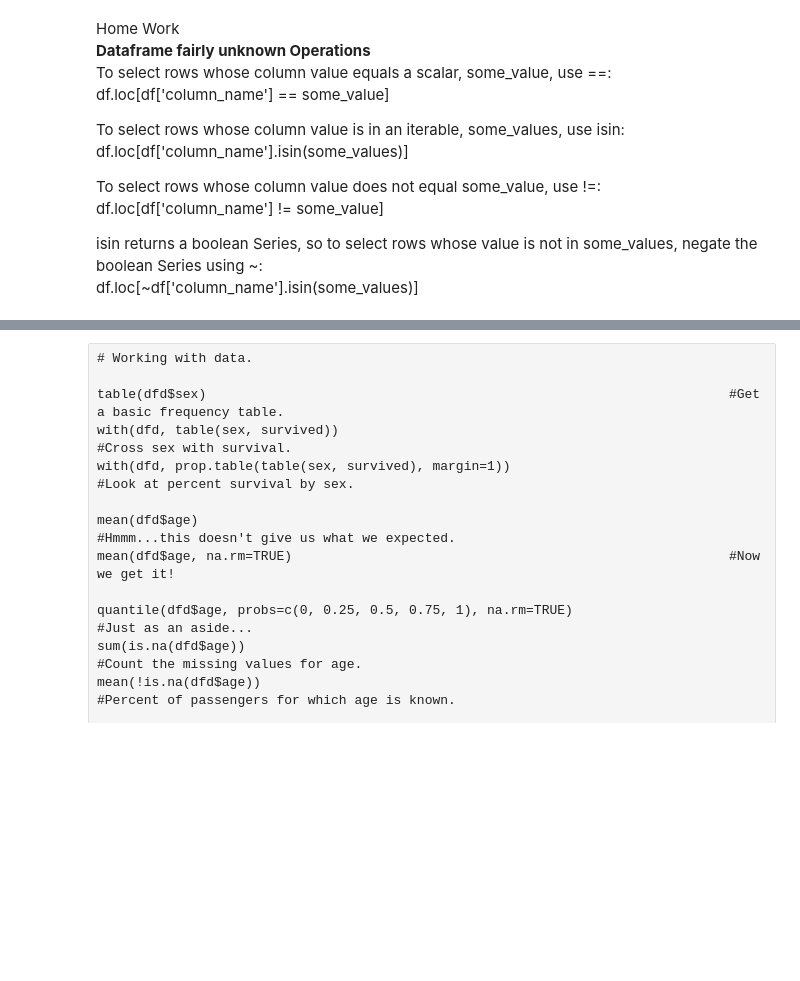
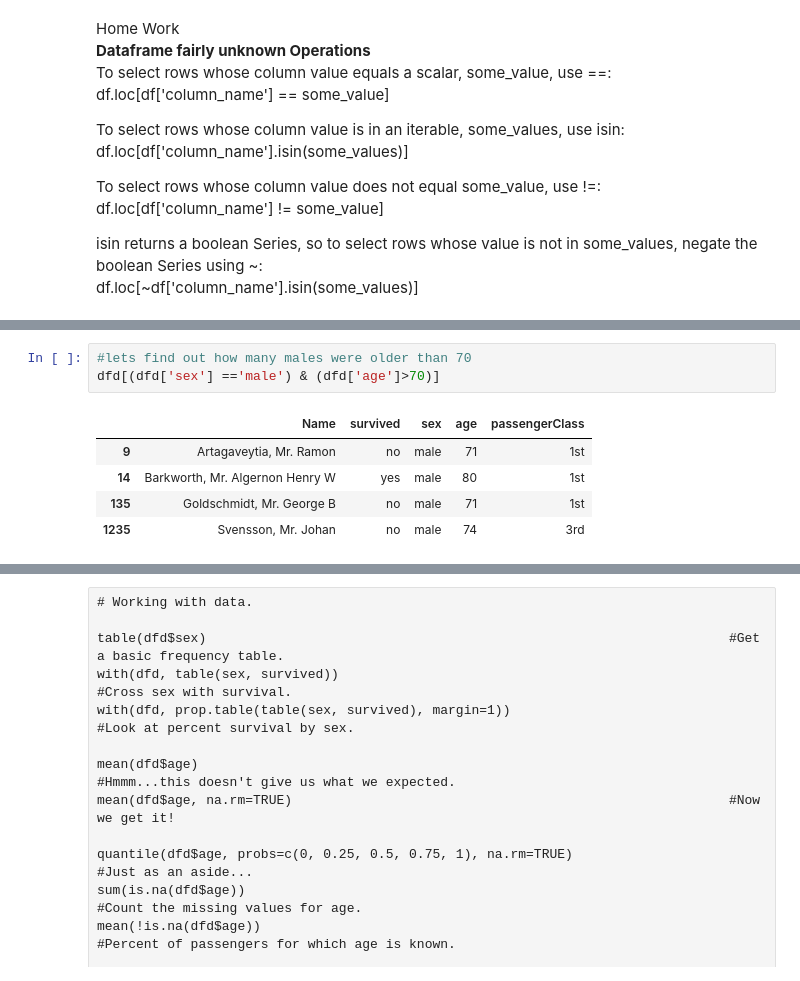
Before and after one commit to taposh/2017_python_teaching, a Jupyter notebook: section1_2_modeling_basics.ipynb, the cells around one changed output, grey strips where cells are left out. Drawn from its saved outputs; the diff is of its cells as text; blank space fills up the shorter version.

```diff
--- a/section1_2_modeling_basics.ipynb
+++ b/section1_2_modeling_basics.ipynb
@@ -530,0 +597,9 @@ dfd.loc[(dfd['sex'] == "male") & (dfd['survived'] == "yes")]
+# %%
+#lets find out how many males were older than 70
+dfd[(dfd['sex'] =='male') & (dfd['age']>70)]
+# %% [output]
+|  | Name | survived | sex | age | passengerClass |
+| 9 | Artagaveytia, Mr. Ramon | no | male | 71 | 1st |
+| 14 | Barkworth, Mr. Algernon Henry W | yes | male | 80 | 1st |
+| 135 | Goldschmidt, Mr. George B | no | male | 71 | 1st |
+| 1235 | Svensson, Mr. Johan | no | male | 74 | 3rd |
```
Also changed, not shown: parts of 23 cells of this notebook.
